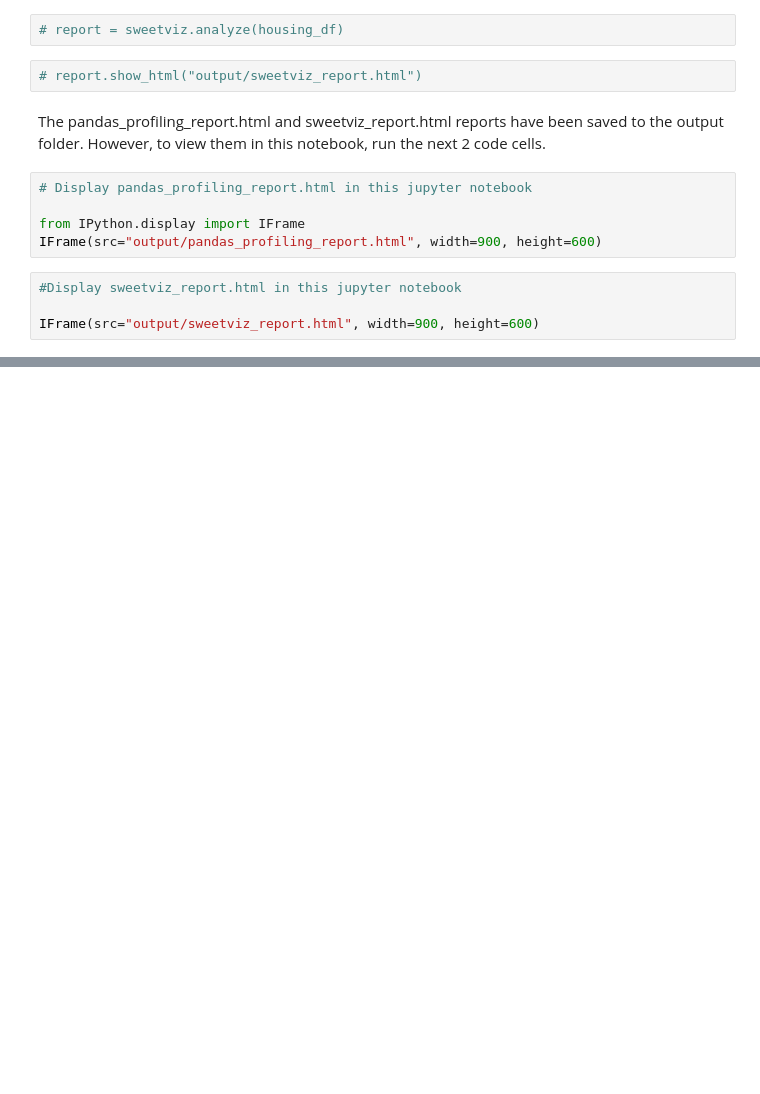
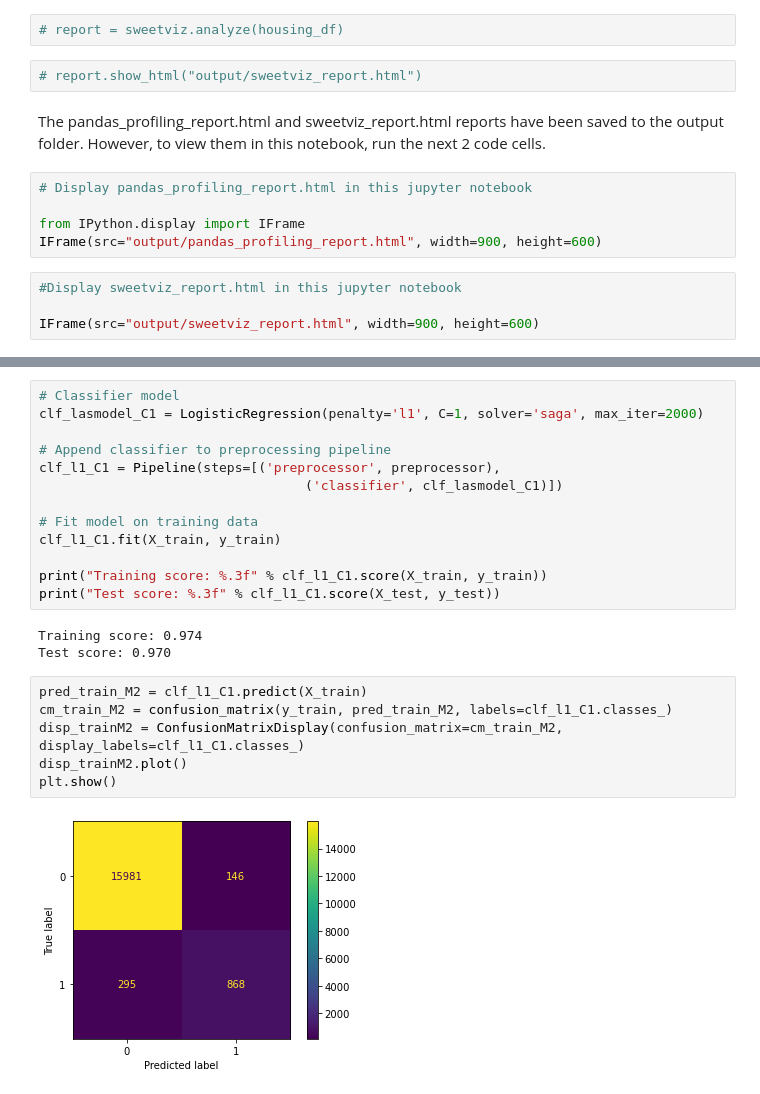
Before and after one commit to OsarodionOdion/skClassModels, a Jupyter notebook: skclass_models_hs.ipynb, the cells around one changed output, grey strips where cells are left out. Saved outputs shown, nothing was run; the diff lists cells and outputs as text; blank space fills up the shorter version.

```diff
--- a/skclass_models_hs.ipynb
+++ b/skclass_models_hs.ipynb
@@ -77,0 +455,24 @@ IFrame(src="output/sweetviz_report.html", width=900, height=600)
+# %%
+# Classifier model
+clf_lasmodel_C1 = LogisticRegression(penalty='l1', C=1, solver='saga', max_iter=2000)
+
+# Append classifier to preprocessing pipeline
+clf_l1_C1 = Pipeline(steps=[('preprocessor', preprocessor),
+                                  ('classifier', clf_lasmodel_C1)])
+
+# Fit model on training data
+clf_l1_C1.fit(X_train, y_train)
+
+print("Training score: %.3f" % clf_l1_C1.score(X_train, y_train))
+print("Test score: %.3f" % clf_l1_C1.score(X_test, y_test))
+# %% [output]
+Training score: 0.974
+Test score: 0.970
+# %%
+pred_train_M2 = clf_l1_C1.predict(X_train)
+cm_train_M2 = confusion_matrix(y_train, pred_train_M2, labels=clf_l1_C1.classes_)
+disp_trainM2 = ConfusionMatrixDisplay(confusion_matrix=cm_train_M2, display_labels=clf_l1_C1.classes_)
+disp_trainM2.plot()
+plt.show()
+# %% [output]
+[figure, added]
```
Also changed, not shown: parts of 46 cells of this notebook.
